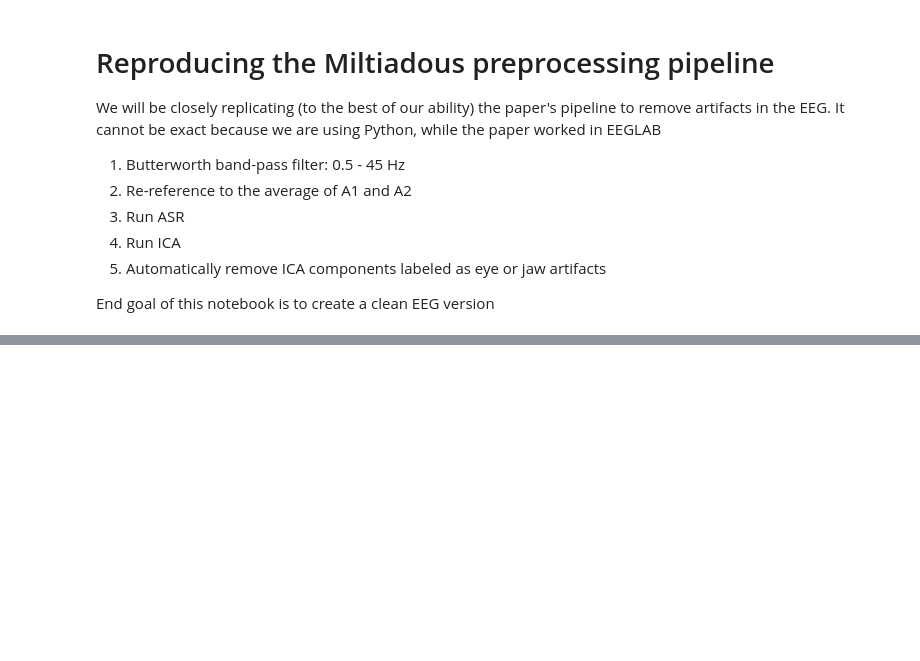
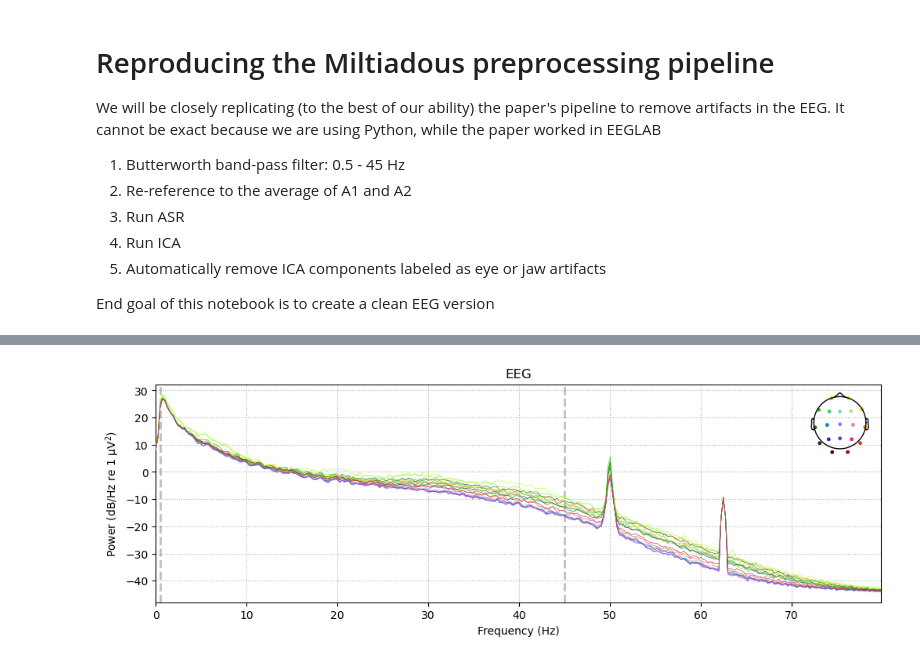
Before and after one commit to LasyaYadlapati/resting-state-eeg-analysis, a Jupyter notebook: filter.ipynb, the cells around one changed output, grey strips where cells are left out. Drawn from its saved outputs; the diff is of its cells as text; code cells hidden in the pictures; blank space fills up the shorter version.

```diff
--- a/filter.ipynb
+++ b/filter.ipynb
@@ -22,0 +71,4 @@ NameError: name 'raw' is not defined
+# %%
+raw_filtered.compute_psd(fmax=80).plot()
+# %% [output]
+[figure, added]
```
Also changed, not shown: parts of 10 cells of this notebook, 1 other file.
